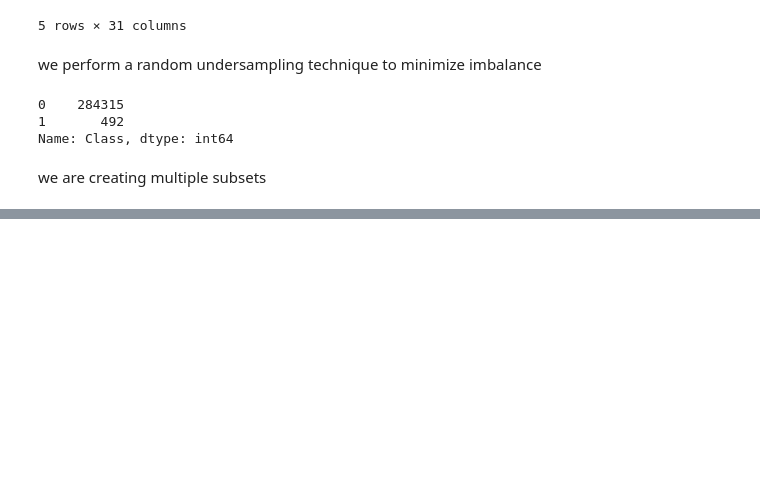
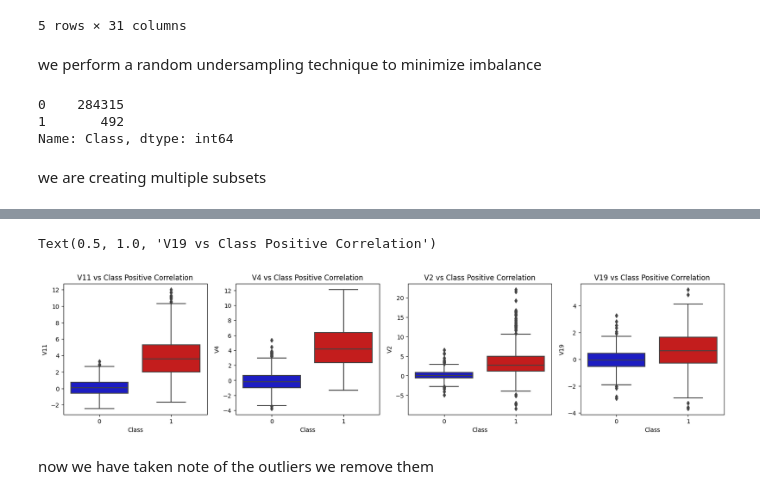
Before and after one commit to chima1968/unfinished, a Jupyter notebook: creditcard.ipynb, the cells around one changed output, grey strips where cells are left out. Drawn from its saved outputs; the diff is of its cells as text; code cells hidden in the pictures; blank space fills up the shorter version.

```diff
--- a/creditcard.ipynb
+++ b/creditcard.ipynb
@@ -196,0 +341,22 @@ sss=StratifiedShuffleSplit(n_splits=5,random_state=None,shuffle=False)
+# %%
+f, axes = plt.subplots(ncols=4, figsize=(20,4))
+
+# Positive correlations (The higher the feature the probability increases that it will be a fraud transaction)
+sns.boxplot(x="Class", y="V11", data=new_df, palette=colors, ax=axes[0])
+axes[0].set_title('V11 vs Class Positive Correlation')
+
+sns.boxplot(x="Class", y="V4", data=new_df, palette=colors, ax=axes[1])
+axes[1].set_title('V4 vs Class Positive Correlation')
+
+
+sns.boxplot(x="Class", y="V2", data=new_df, palette=colors, ax=axes[2])
+axes[2].set_title('V2 vs Class Positive Correlation')
+
+
+sns.boxplot(x="Class", y="V19", data=new_df, palette=colors, ax=axes[3])
+axes[3].set_title('V19 vs Class Positive Correlation')
+# %% [output]
+Text(0.5, 1.0, 'V19 vs Class Positive Correlation')
+[figure, added]
+# %% [markdown]
+now we have taken note of the outliers we remove them
```
Also changed, not shown: parts of 13 cells of this notebook.
